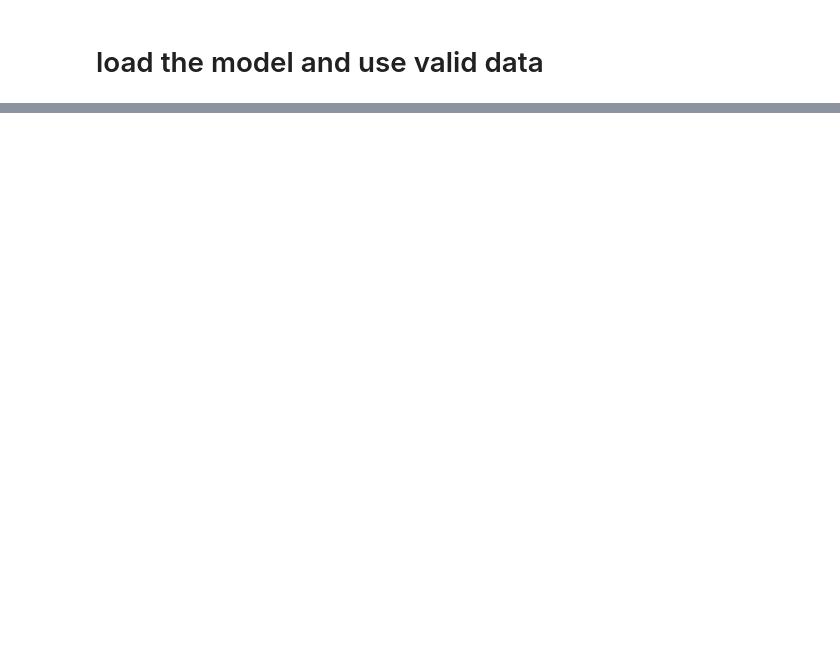
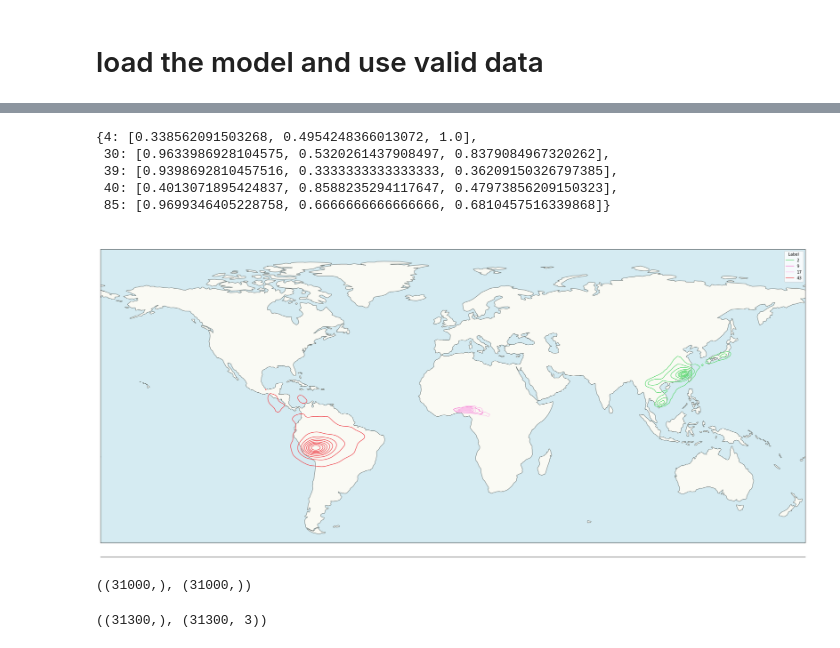
Before and after one commit to RichRast/Ge3Net, a Jupyter notebook: Notebooks/Shared_Notebooks/Geography predictions visualizations.ipynb, the cells around one changed output, grey strips where cells are left out. Saved outputs shown, nothing was run; the diff lists cells and outputs as text; code cells hidden in the pictures; blank space fills up the shorter version.

```diff
--- a/Notebooks/Shared_Notebooks/Geography predictions visualizations.ipynb
+++ b/Notebooks/Shared_Notebooks/Geography predictions visualizations.ipynb
@@ -319,3 +605,58 @@ y_trueSample.shape
+# %%
+colors_Gp_dict
+# %% [output]
+{4: [0.338562091503268, 0.4954248366013072, 1.0],
+ 30: [0.9633986928104575, 0.5320261437908497, 0.8379084967320262],
+ 39: [0.9398692810457516, 0.3333333333333333, 0.36209150326797385],
+ 40: [0.4013071895424837, 0.8588235294117647, 0.47973856209150323],
+ 85: [0.9699346405228758, 0.6666666666666666, 0.6810457516339868]}
+# %%
+#kde plot
+mc_pred=results.t_out.coord_main[:,index,...]
+unknownIdx=np.nonzero(pred_cps)[0]
+knownIdx=np.delete(np.arange(317), unknownIdx)
+granularpopSample_mc=granularpopSample[knownIdx]
+granularpopSample_mc=np.repeat(granularpopSample_mc[np.newaxis,...],100,0).reshape(-1)
+
+mc_pred=mc_pred[:,knownIdx,:].reshape(-1,3)
+mc_pred_coord=convert_coordinates(mc_pred[:,0], mc_pred[:,1], mc_pred[:,2])
+fig, ax = plt.subplots(figsize=(32,15))
+
+gs1 = fig.add_gridspec(nrows=1, ncols=1)
+ax1=fig.add_subplot(gs1[0],projection=ccrs.PlateCarree())
+for axis in [ax]:
+    axis.set_yticks([])
+    axis.spines['top'].set_color('none')
+    axis.spines['left'].set_color('none')
+    axis.spines['right'].set_color('none')
+ax.set_xticks([])
+plt.subplots_adjust(hspace=0.01)
+
+x_min=np.min(pred_coord[:,1])-25
+x_max=np.max(pred_coord[:,1])+25
+y_min=np.min(pred_coord[:,0])-25
+y_max=np.max(pred_coord[:,0])+25
+ax1.set_extent([x_min, x_max, y_min, y_max], ccrs.PlateCarree())
+
+ax1.set_extent([-180, 180, -60, 90], ccrs.PlateCarree())
+ax1.add_feature(cartopy.feature.OCEAN, facecolor=("lightblue"), alpha=0.5)
+ax1.add_feature(cartopy.feature.LAND, alpha =0.3)
+ax1.add_feature(cartopy.feature.COASTLINE, alpha =0.5)
+df_kde = pd.DataFrame({ 'Long':mc_pred_coord[:,1], 'Lat':mc_pred_coord[:,0], 'Label':granularpopSample_mc})
+sns.kdeplot(data=df_kde, x="Long", y = "Lat", hue="Label", palette=colors_Gp_dict,\
+fill=False, thresh=0.05, common_norm=False)
+
+plt.show()
+# %% [output]
+[figure, added]
+# %%
+mc_pred_coord[:,1].shape, mc_pred_coord[:,0].shape
+# %% [output]
+((31000,), (31000,))
+# %%
+granularpopSample_mc.shape, df_kde.shape
+# %% [output]
+((31300,), (31300, 3))
 # %%
 lbl_coord=convert_coordinates(y_trueSample[:,0], y_trueSample[:,1], y_trueSample[:,2])
 pred_coord=convert_coordinates(y_predSample[:,0], y_predSample[:,1], y_predSample[:,2])
```
Also changed, not shown: parts of 38 cells of this notebook, 2 other files.
